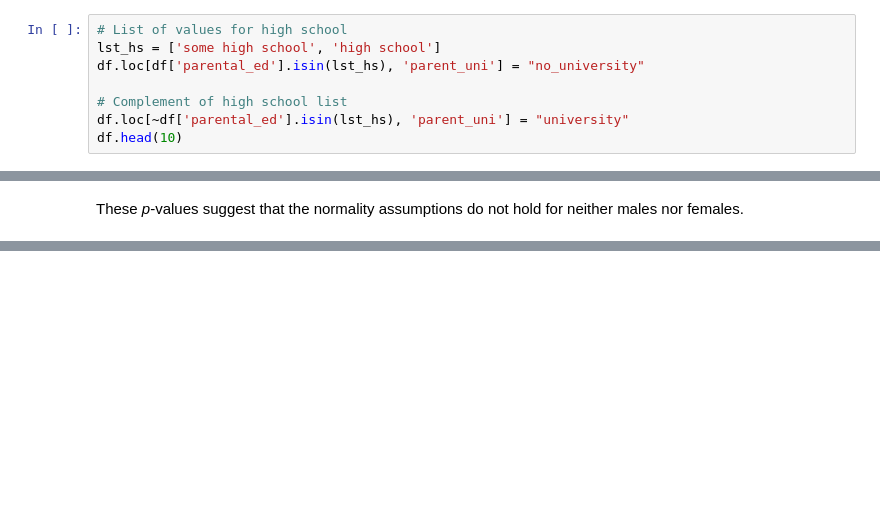
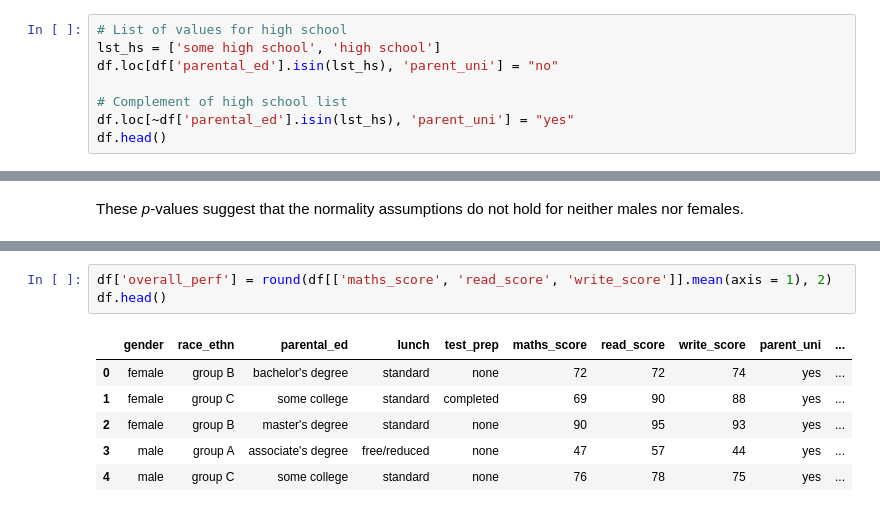
Before and after one commit to souadg/CAS-ADS-Project2, a Jupyter notebook: M2_Project_Elias_Souad_v2_.ipynb, the cells around one changed output, grey strips where cells are left out. Drawn from its saved outputs; the diff is of its cells as text; blank space fills up the shorter version.

```diff
--- a/M2_Project_Elias_Souad_v2_.ipynb
+++ b/M2_Project_Elias_Souad_v2_.ipynb
@@ -80,8 +93,8 @@ An idea would be to consolidate the parental education background into two categ
 # %%
 # List of values for high school
 lst_hs = ['some high school', 'high school']
-df.loc[df['parental_ed'].isin(lst_hs), 'parent_uni'] = "no_university"
+df.loc[df['parental_ed'].isin(lst_hs), 'parent_uni'] = "no"
 
 # Complement of high school list
-df.loc[~df['parental_ed'].isin(lst_hs), 'parent_uni'] = "university"
-df.head(10)
+df.loc[~df['parental_ed'].isin(lst_hs), 'parent_uni'] = "yes"
+df.head()
@@ -279,0 +310,10 @@ A hypothesis test does **not** confirm the working hypothesis. It merely allows
+# %%
+df['overall_perf'] = round(df[['maths_score', 'read_score', 'write_score']].mean(axis = 1), 2)
+df.head()
+# %% [output]
+|  | gender | race_ethn | parental_ed | lunch | test_prep | maths_score | read_score | write_score | parent_uni | ... |
+| 0 | female | group B | bachelor's degree | standard | none | 72 | 72 | 74 | yes | ... |
+| 1 | female | group C | some college | standard | completed | 69 | 90 | 88 | yes | ... |
+| 2 | female | group B | master's degree | standard | none | 90 | 95 | 93 | yes | ... |
+| 3 | male | group A | associate's degree | free/reduced | none | 47 | 57 | 44 | yes | ... |
+| 4 | male | group C | some college | standard | none | 76 | 78 | 75 | yes | ... |
```
Also changed, not shown: parts of 46 cells of this notebook.
